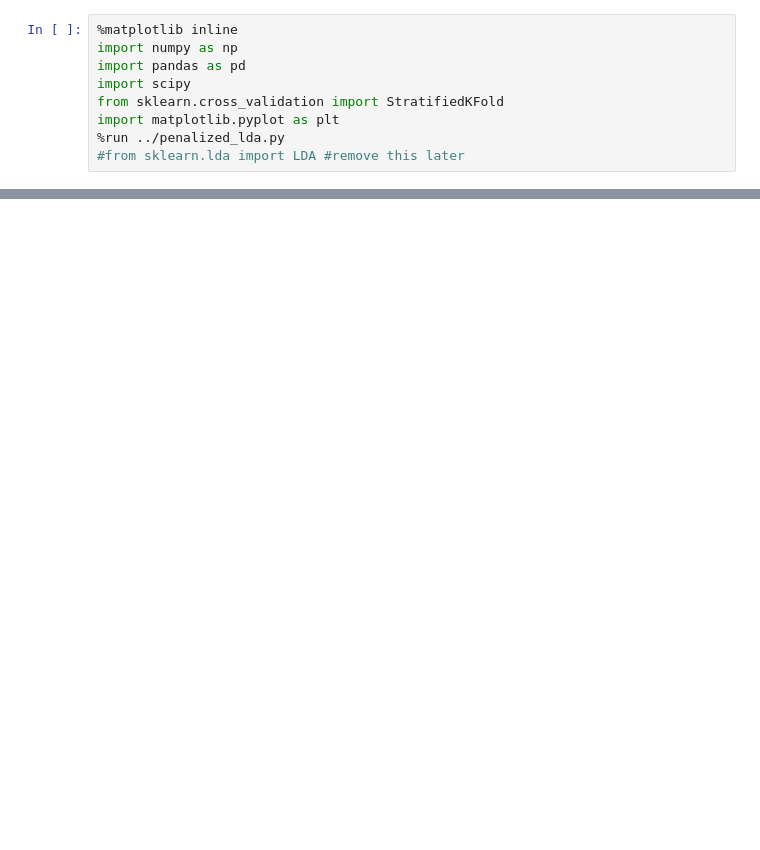
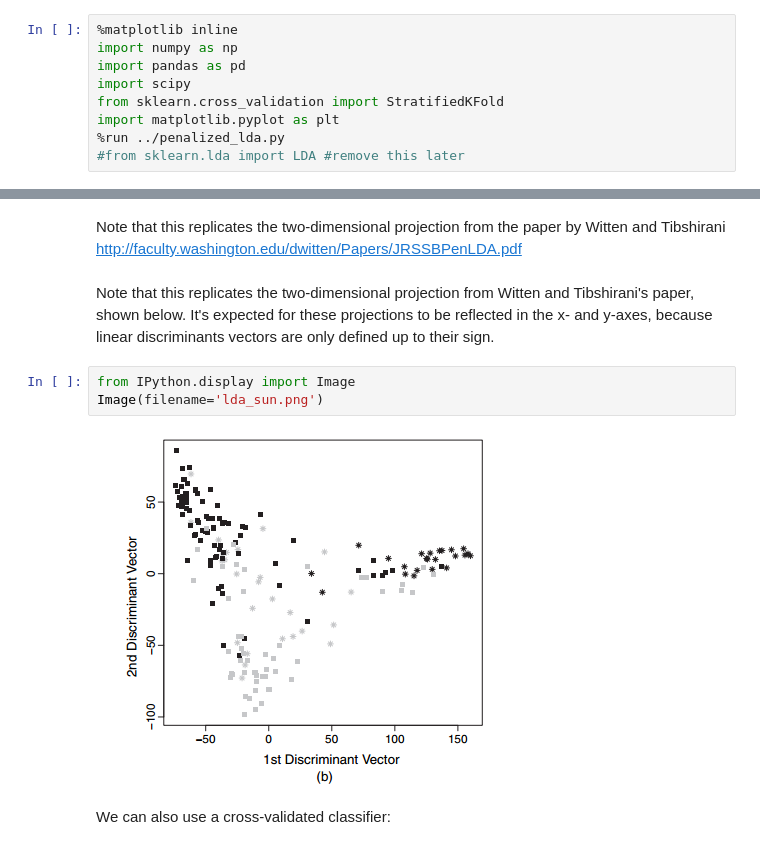
Before and after one commit to RyanCarey/penalized_lda_python, a Jupyter notebook: example/penalized_lda_demo.ipynb, the cells around one changed output, grey strips where cells are left out. Saved outputs shown, nothing was run; the diff lists cells and outputs as text; blank space fills up the shorter version.

```diff
--- a/example/penalized_lda_demo.ipynb
+++ b/example/penalized_lda_demo.ipynb
@@ -312,0 +76,11 @@ plt.show()
+# %% [markdown]
+Note that this replicates the two-dimensional projection from the paper by Witten and Tibshirani http://faculty.washington.edu/dwitten/Papers/JRSSBPenLDA.pdf
+# %% [markdown]
+Note that this replicates the two-dimensional projection from Witten and Tibshirani's paper, shown below. It's expected for these projections to be reflected in the x- and y-axes, because linear discriminants vectors are only defined up to their sign.
+# %%
+from IPython.display import Image
+Image(filename='lda_sun.png')
+# %% [output]
+[figure, added]
+# %% [markdown]
+We can also use a cross-validated classifier:
```
Also changed, not shown: parts of 32 cells of this notebook, 4 other files.
